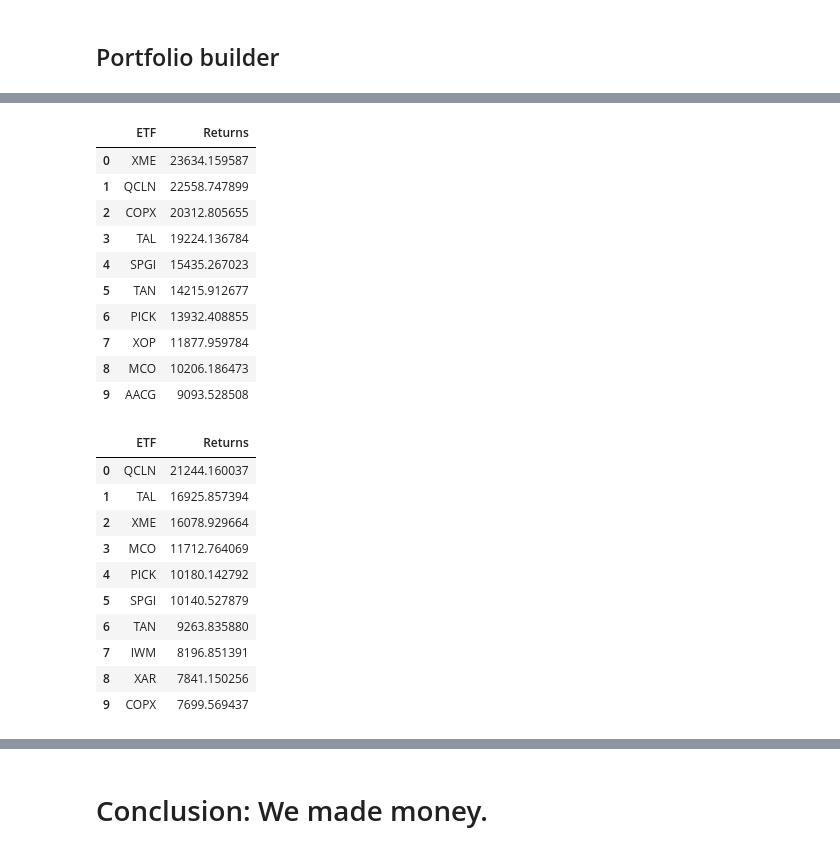
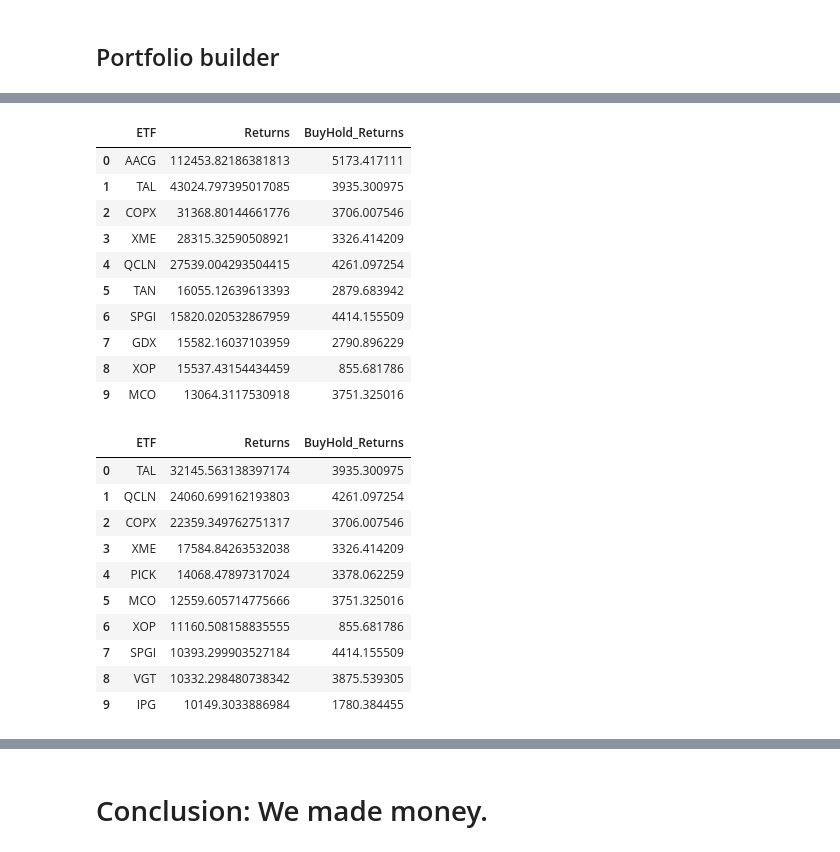
Before and after one commit to scolpan/etf_ml, a Jupyter notebook: InitialETF.ipynb, the cells around one changed output, grey strips where cells are left out. Cells and saved outputs as stored; diff of their text form; code cells hidden in the pictures.

```diff
--- a/InitialETF.ipynb
+++ b/InitialETF.ipynb
@@ -16,13 +19,6 @@ from sklearn.ensemble import RandomForestRegressor
 #Prediction threshold
 pred_threshold_low = 0.2
 pred_threshold_high = 0.5
-
-#COVID-19 data features
-#Disabled = 0, Enabled = 1
-toggle_covid = 1
-
-#ETF show case mode. When enabled, it assumes a single ETF is being presented and it will display charts.
-etf_showcase = 0
 # %% [markdown]
 ## Data retrieval & cleanup
 # %%
@@ -323,14 +315,19 @@ def calculate_investment(predicted_df, wallet_weight):
 
     #Number of stocks that will be bought based on equity and given closing price
     num_stocks = 0
+    constant_num_stocks = 0
     investment_equity = 0
 
     wallet_history = []
     equity_history = []
     num_stocks_history = []
+    buyhold_equity_history = []
 
     #Set the initial wallet determined for this investment.
     investment_wallet = main_wallet * wallet_weight
+
+    #Set a buy and hold equity, for comparison.
+    buyhold_equity = investment_wallet
 
     #Get the total number of trading days
     trading_days = len(predicted_df)
@@ -375,14 +372,25 @@ def calculate_investment(predicted_df, wallet_weight):
             investment_equity = num_stocks * predicted_df['Closing'].iloc[i]
 
 
+
+        #Set buy and hold amount which we will buy and hold from the beginning to the end, for comparison.
+        if i == 0:
+            constant_num_stocks = buyhold_equity / predicted_df['Closing'].iloc[i]
+
+        buyhold_equity = constant_num_stocks * predicted_df['Closing'].iloc[i]
+
+
         wallet_history.append(investment_wallet)
         equity_history.append(investment_equity)
         num_stocks_history.append(num_stocks)
+        buyhold_equity_history.append(buyhold_equity)
+
 
     #Store the transaction history
     investment_df['wallet'] = wallet_history
     investment_df['equity'] = equity_history
     investment_df['num_stocks'] = num_stocks_history
+    investment_df['buyholdequity'] = buyhold_equity_history
 
     #Return the investment history
     return investment_df
@@ -470,11 +485,14 @@ for i in range(0, total_etfs):
 
     portfolio_df = pd.concat([predicted_df, investment_df], axis='columns', join='inner')
 
-    #Get the final value of equity from the dataframe
-    final_equity = portfolio_df['equity'][portfolio_df.index[-1]]
+    #Get the final value of equity or wallet from the dataframe
+    final_equity = np.where(portfolio_df['equity'][portfolio_df.index[-1]] > 0, portfolio_df['equity'][portfolio_df.index[-1]], portfolio_df['wallet'][portfolio_df.index[-1]])
 
-    portfolio_results.append([ticker_name, final_equity])
+    #Buy and hold equity for comparison.
+    final_buyhold_equity = portfolio_df['buyholdequity'][portfolio_df.index[-1]]
 
-    display([ticker_name, final_equity])
+    portfolio_results.append([ticker_name, final_equity, final_buyhold_equity])
+
+    display([ticker_name, float(final_equity), final_buyhold_equity])
     #display(portfolio_df.tail(50))
 # %% [output]
@@ -499,36 +517,36 @@ from operator import itemgetter
 
 #Get top 10 highest return ETFs
 topten_etfs = sorted(portfolio_results, key=itemgetter(1), reverse=True)[:10]
+topten_df = pd.DataFrame(topten_etfs, columns=[['ETF', 'Returns', 'BuyHold_Returns']])
 # %%
-topten_df = pd.DataFrame(topten_etfs, columns=[['ETF', 'Returns']])
 
 #With COVID features (display only)
 topten_df
 # %% [output]
-|  | ETF | Returns |
-| 0 | XME | 23634.159587 |
-| 1 | QCLN | 22558.747899 |
-| 2 | COPX | 20312.805655 |
-| 3 | TAL | 19224.136784 |
-| 4 | SPGI | 15435.267023 |
-| 5 | TAN | 14215.912677 |
-| 6 | PICK | 13932.408855 |
-| 7 | XOP | 11877.959784 |
-| 8 | MCO | 10206.186473 |
-| 9 | AACG | 9093.528508 |
+|  | ETF | Returns | BuyHold_Returns |
+| 0 | AACG | 112453.82186381813 | 5173.417111 |
+| 1 | TAL | 43024.797395017085 | 3935.300975 |
+| 2 | COPX | 31368.80144661776 | 3706.007546 |
+| 3 | XME | 28315.32590508921 | 3326.414209 |
+| 4 | QCLN | 27539.004293504415 | 4261.097254 |
+| 5 | TAN | 16055.12639613393 | 2879.683942 |
+| 6 | SPGI | 15820.020532867959 | 4414.155509 |
+| 7 | GDX | 15582.16037103959 | 2790.896229 |
+| 8 | XOP | 15537.43154434459 | 855.681786 |
+| 9 | MCO | 13064.3117530918 | 3751.325016 |
 # %%
 #Without COVID features (display only)
 topten_df
 # %% [output]
-|  | ETF | Returns |
-| 0 | QCLN | 21244.160037 |
-| 1 | TAL | 16925.857394 |
-| 2 | XME | 16078.929664 |
-| 3 | MCO | 11712.764069 |
-| 4 | PICK | 10180.142792 |
-| 5 | SPGI | 10140.527879 |
-| 6 | TAN | 9263.835880 |
-| 7 | IWM | 8196.851391 |
-| 8 | XAR | 7841.150256 |
-| 9 | COPX | 7699.569437 |
+|  | ETF | Returns | BuyHold_Returns |
+| 0 | TAL | 32145.563138397174 | 3935.300975 |
+| 1 | QCLN | 24060.699162193803 | 4261.097254 |
+| 2 | COPX | 22359.349762751317 | 3706.007546 |
+| 3 | XME | 17584.84263532038 | 3326.414209 |
+| 4 | PICK | 14068.47897317024 | 3378.062259 |
+| 5 | MCO | 12559.605714775666 | 3751.325016 |
+| 6 | XOP | 11160.508158835555 | 855.681786 |
+| 7 | SPGI | 10393.299903527184 | 4414.155509 |
+| 8 | VGT | 10332.298480738342 | 3875.539305 |
+| 9 | IPG | 10149.3033886984 | 1780.384455 |
 # %% [markdown]
```
Also changed, not shown: parts of 13 cells of this notebook.
